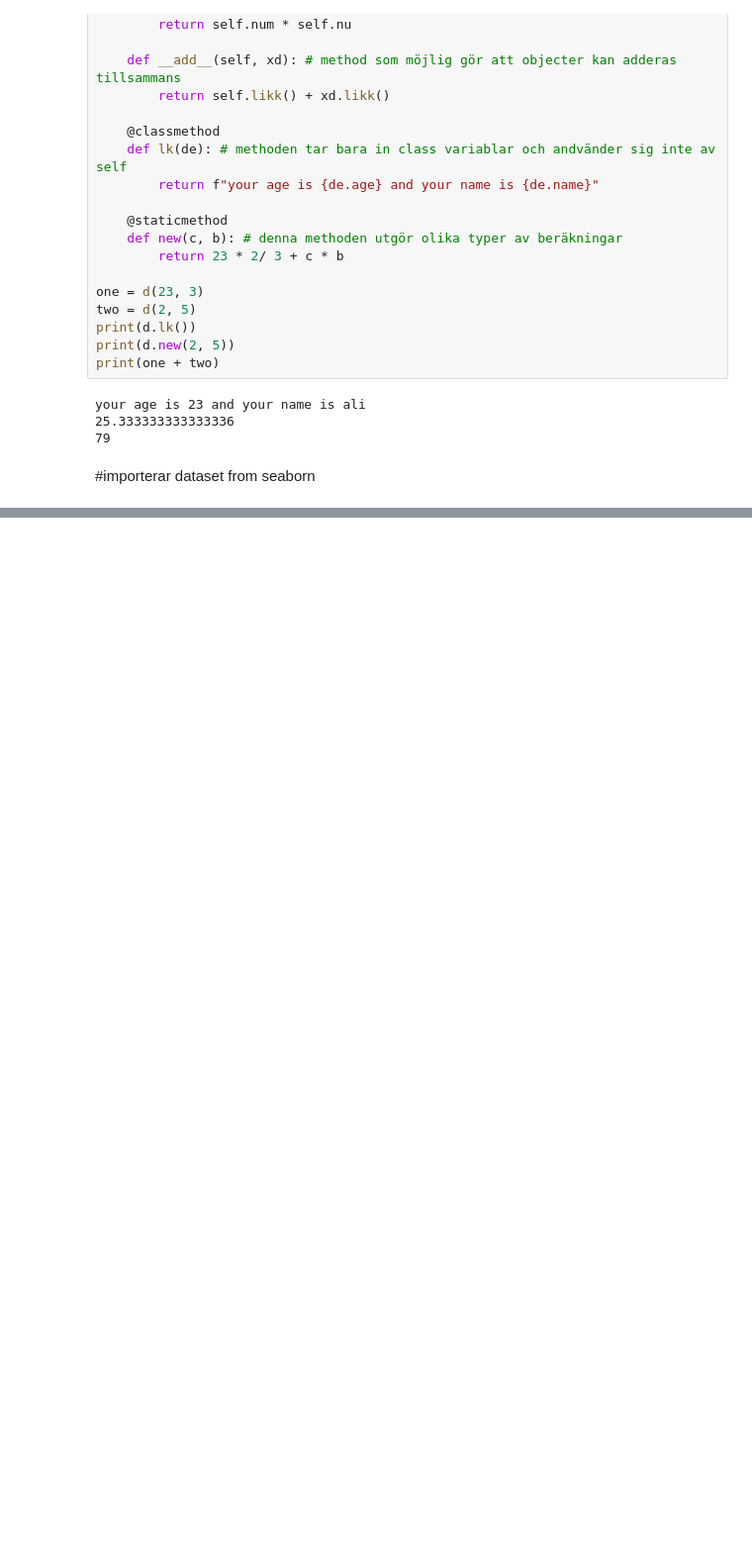
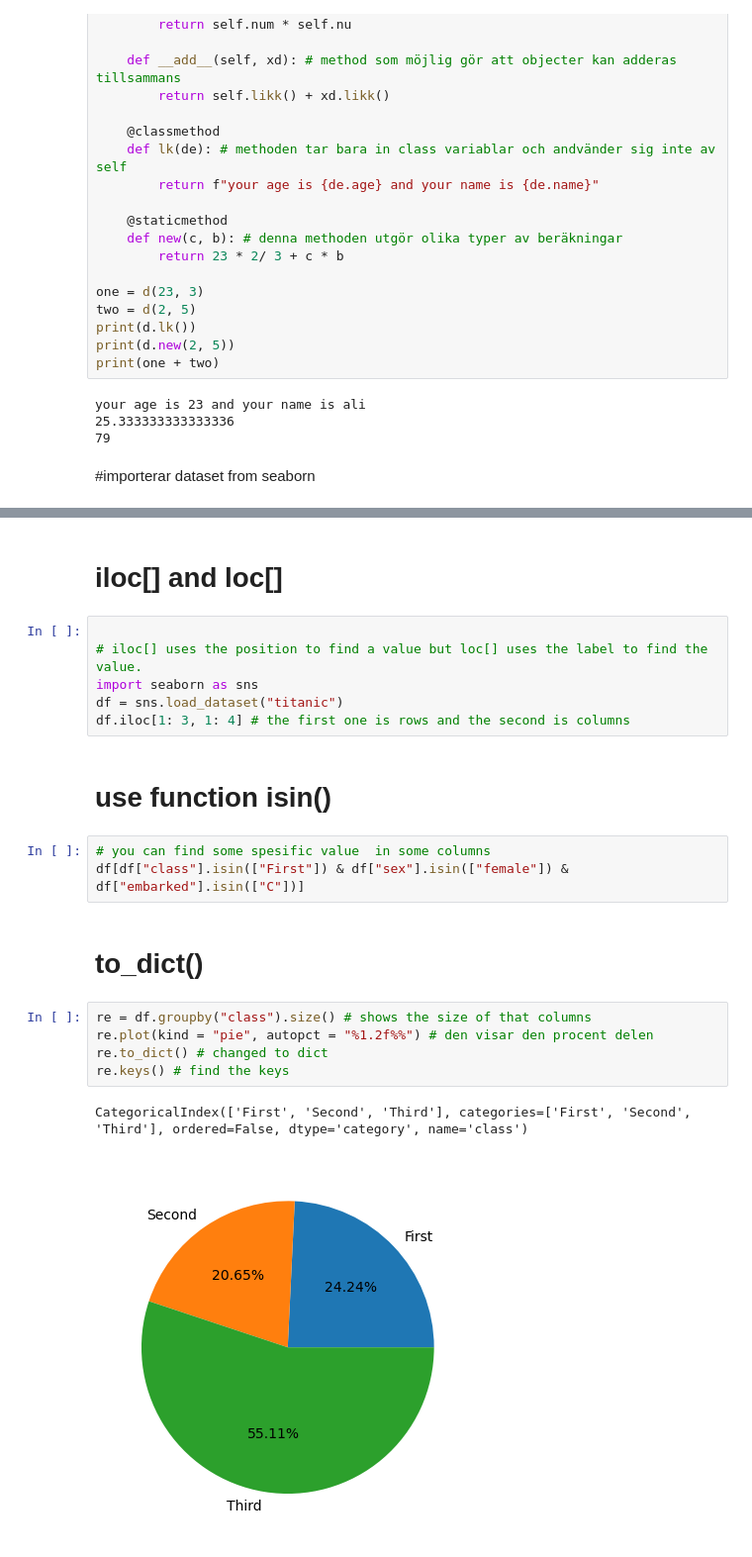
Before and after one commit to machinelearnning/Python-Programmering-Mustafa-Yosufi, a Jupyter notebook: Exercises/new_thing.ipynb, the cells around one changed output, grey strips where cells are left out. Shown at 99% size. Saved outputs shown, nothing was run; the diff lists cells and outputs as text; blank space fills up the shorter version.

```diff
--- a/Exercises/new_thing.ipynb
+++ b/Exercises/new_thing.ipynb
@@ -244,0 +388,23 @@ titanic = sns.load_dataset("titanic")
+# %% [markdown]
+# iloc[] and loc[]
+# %%
+
+# iloc[] uses the position to find a value but loc[] uses the label to find the value.
+import seaborn as sns
+df = sns.load_dataset("titanic")
+df.iloc[1: 3, 1: 4] # the first one is rows and the second is columns
+# %% [markdown]
+# use function isin()
+# %%
+# you can find some spesific value  in some columns
+df[df["class"].isin(["First"]) & df["sex"].isin(["female"]) & df["embarked"].isin(["C"])]
+# %% [markdown]
+# to_dict()
+# %%
+re = df.groupby("class").size() # shows the size of that columns
+re.plot(kind = "pie", autopct = "%1.2f%%") # den visar den procent delen
+re.to_dict() # changed to dict
+re.keys() # find the keys
+# %% [output]
+CategoricalIndex(['First', 'Second', 'Third'], categories=['First', 'Second', 'Third'], ordered=False, dtype='category', name='class')
+[figure, added]
```
Also changed, not shown: parts of 33 cells of this notebook, 2 other files.
